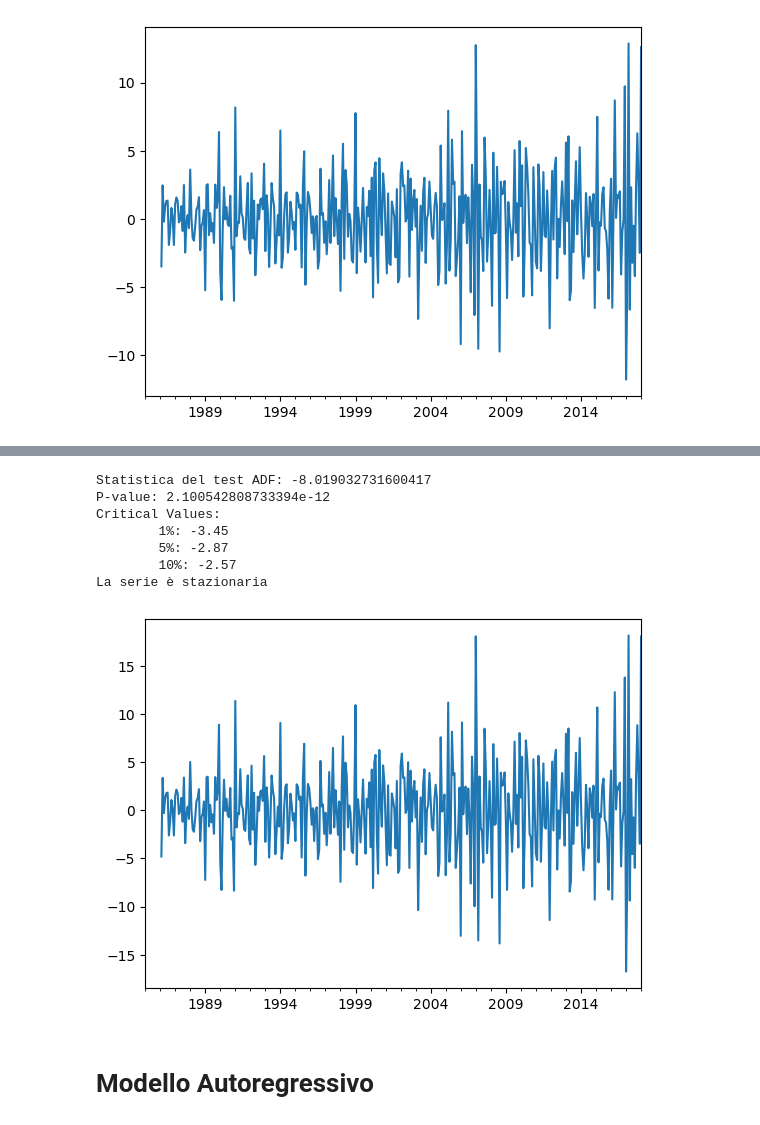
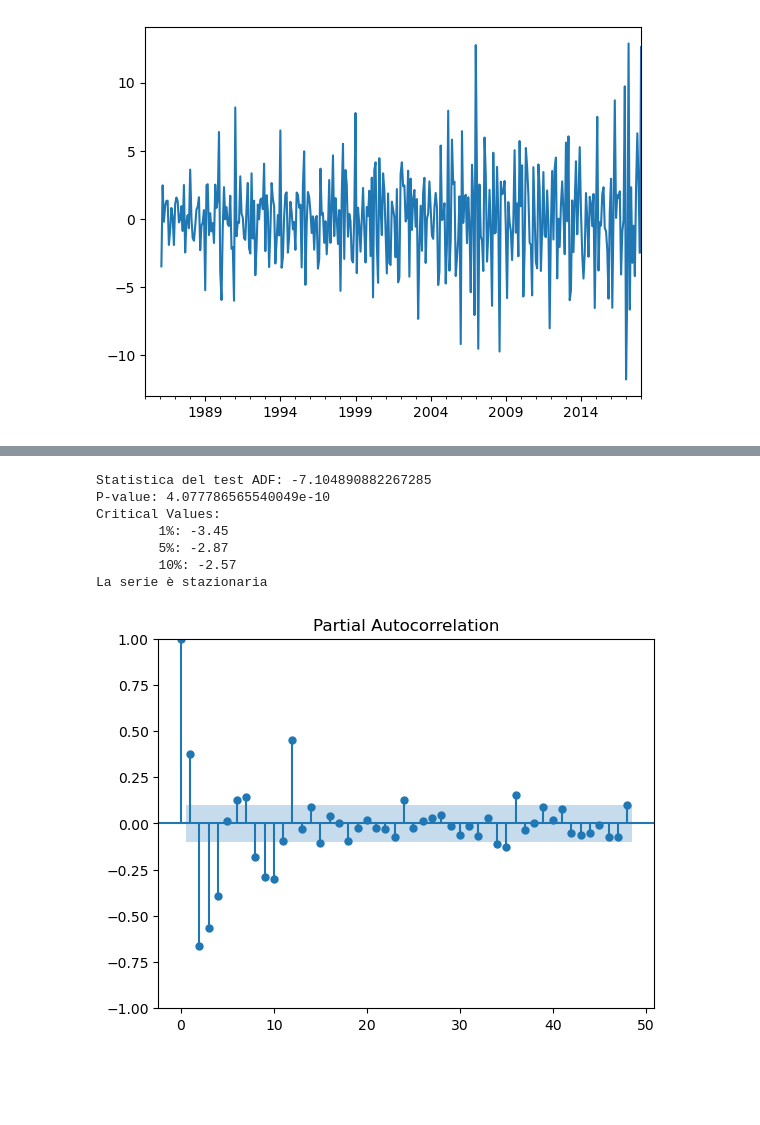
Before and after one commit to AngeloLongano/heart_failure_prediction, a Jupyter notebook: analysis_time_series.ipynb, the cells around one changed output, grey strips where cells are left out. Drawn from its saved outputs; the diff is of its cells as text; code cells hidden in the pictures; blank space fills up the shorter version.

```diff
--- a/analysis_time_series.ipynb
+++ b/analysis_time_series.ipynb
@@ -218,9 +222,9 @@ ax[2].set_xlabel("Lags")
 Text(0.5, 0, 'Lags')
 [figure]
 # %%
-df["diff"] = df["value"].diff(12).diff(1)
-df["diff"].plot()
-test_ADF(df["diff"].dropna())
+df["value_no_cycles_no_trend"] = df["value"].diff(12).diff(1)
+df["value_no_cycles_no_trend"].plot()
+test_ADF(df["value_no_cycles_no_trend"].dropna())
 # %% [output]
 Statistica del test ADF: -8.022039209985007
 P-value: 2.0639252090771793e-12
@@ -260,15 +241,14 @@ Text(0.5, 0, 'Lags')
 # %%
-df["diff_boxcox"] = df["boxcox"].diff(12).diff(1)
-df["diff_boxcox"].plot()
-test_ADF(df["diff_boxcox"].dropna())
+df["value_no_trend"] = df["value"].diff(1)
+plot_pacf(df["value_no_trend"].dropna(),lags=48)
+test_ADF(df["value_no_trend"].dropna())
+plt.show()
 # %% [output]
-Statistica del test ADF: -8.019032731600417
-P-value: 2.100542808733394e-12
+Statistica del test ADF: -7.104890882267285
+P-value: 4.077786565540049e-10
 Critical Values:
         1%: -3.45
         5%: -2.87
         10%: -2.57
 La serie è stazionaria
-[figure, old version]
+[figure, new version]
-# %% [markdown]
-# Modello Autoregressivo
```
Also changed, not shown: parts of 18 cells of this notebook, 1 other file.
